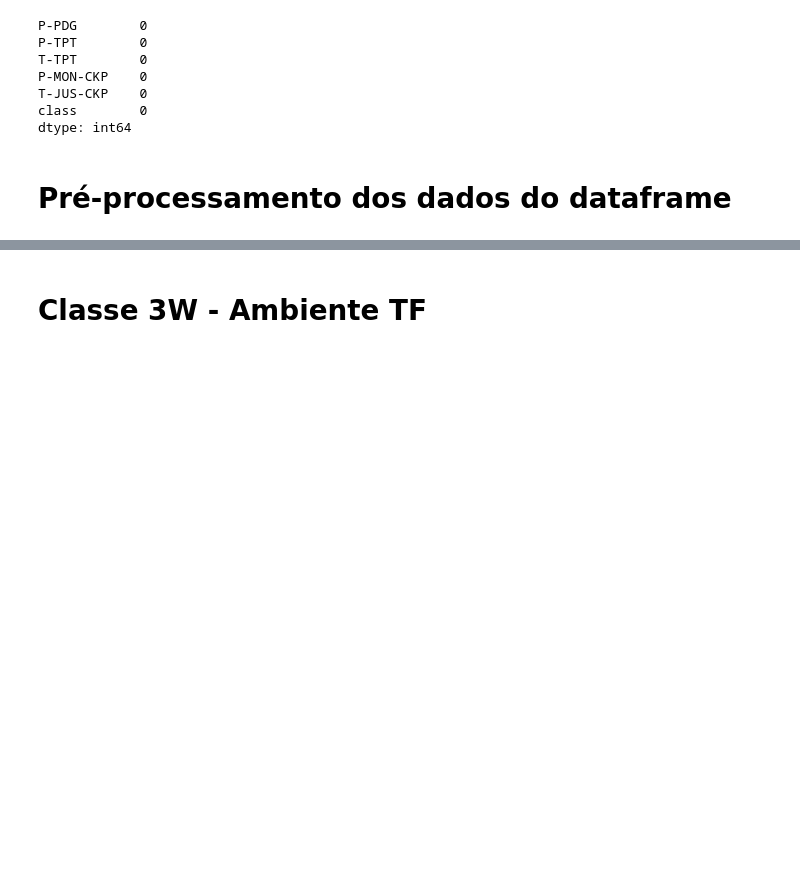
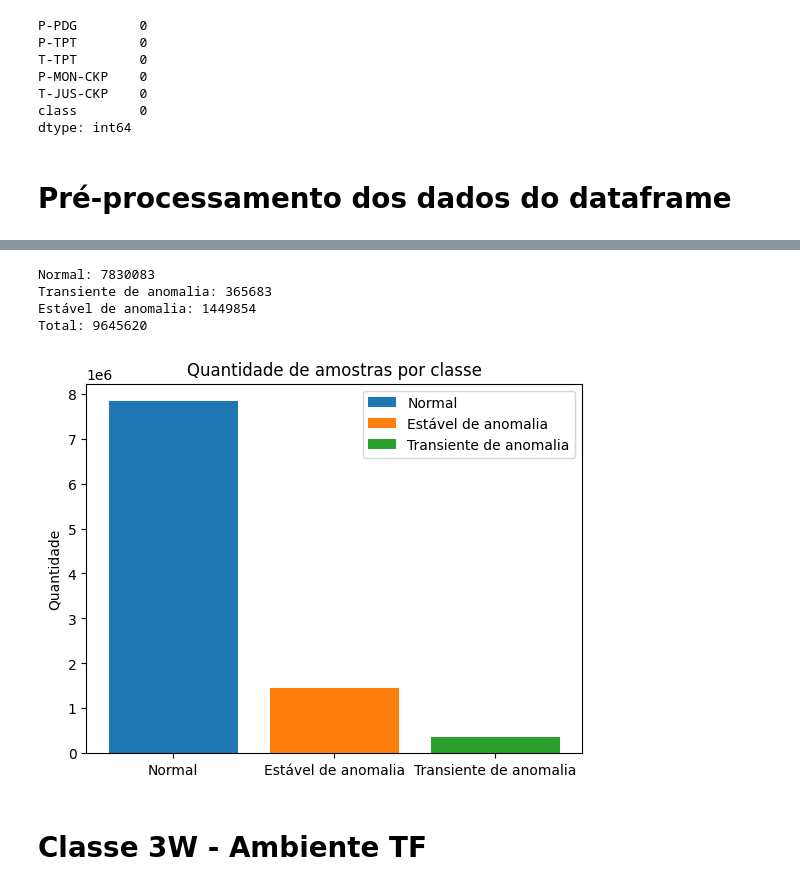
Before and after one commit to kaikecc/Reinforcement-Learning, a Jupyter notebook: src/notebook/RL_Google_Colab_TF.ipynb, the cells around one changed output, grey strips where cells are left out. Drawn from its saved outputs; the diff is of its cells as text; code cells hidden in the pictures; blank space fills up the shorter version.

```diff
--- a/src/notebook/RL_Google_Colab_TF.ipynb
+++ b/src/notebook/RL_Google_Colab_TF.ipynb
@@ -329,3 +332,31 @@ df_env.head()
+# %%
+# Contagem de valores para cada classe
+class_counts = df_env['class'].value_counts().sort_index()
+# soma os valores de 1 a 9 e 101 a 109
+rare_class_counts_A = class_counts[(class_counts.index > 0) & (class_counts.index < 10)].sum()
+rare_class_counts_B = class_counts[(class_counts.index > 10)].sum()
+rare_class_counts_C = class_counts[(class_counts.index == 0)].sum()
+
+print(f'Normal: {rare_class_counts_C}')
+print(f'Transiente de anomalia: {rare_class_counts_B}')
+print(f'Estável de anomalia: {rare_class_counts_A}')
+print(f'Total: {rare_class_counts_A + rare_class_counts_B + rare_class_counts_C}')
+
+fig, ax = plt.subplots()
+ax.bar('Normal', rare_class_counts_C, label='Normal')
+ax.bar('Estável de anomalia', rare_class_counts_A, label='Estável de anomalia')
+ax.bar('Transiente de anomalia', rare_class_counts_B, label='Transiente de anomalia')
+
+ax.set_ylabel('Quantidade')
+ax.set_title('Quantidade de amostras por classe')
+ax.legend()
+plt.show()
+# %% [output]
+Normal: 7830083
+Transiente de anomalia: 365683
+Estável de anomalia: 1449854
+Total: 9645620
+[figure, added]
 # %% [markdown]
 # Classe 3W - Ambiente TF
 # %%
```
Also changed, not shown: parts of 28 cells of this notebook, 1 other file.
